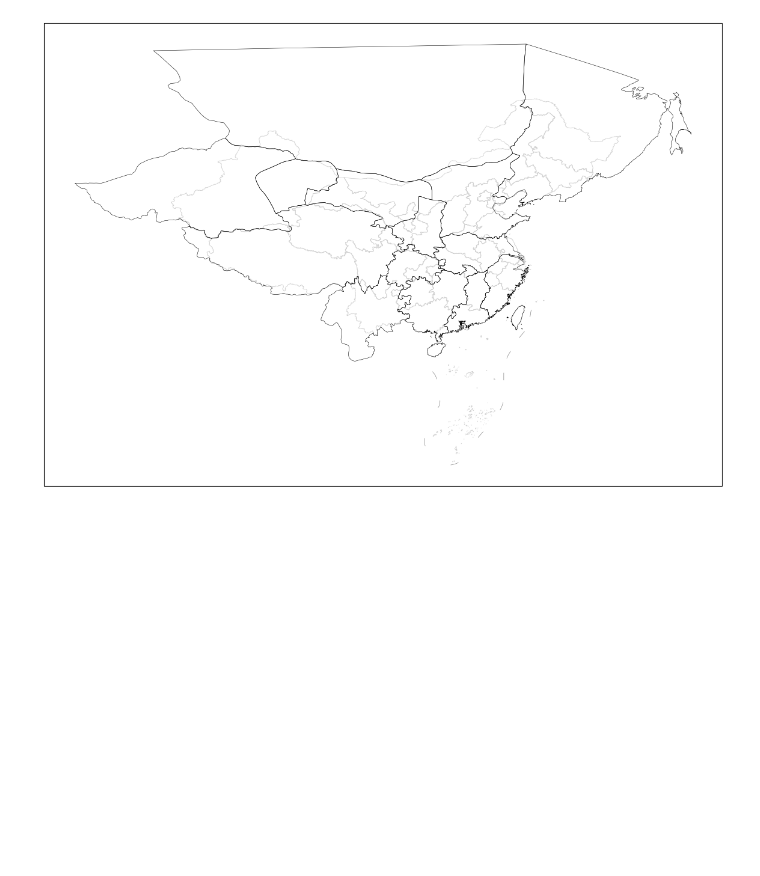
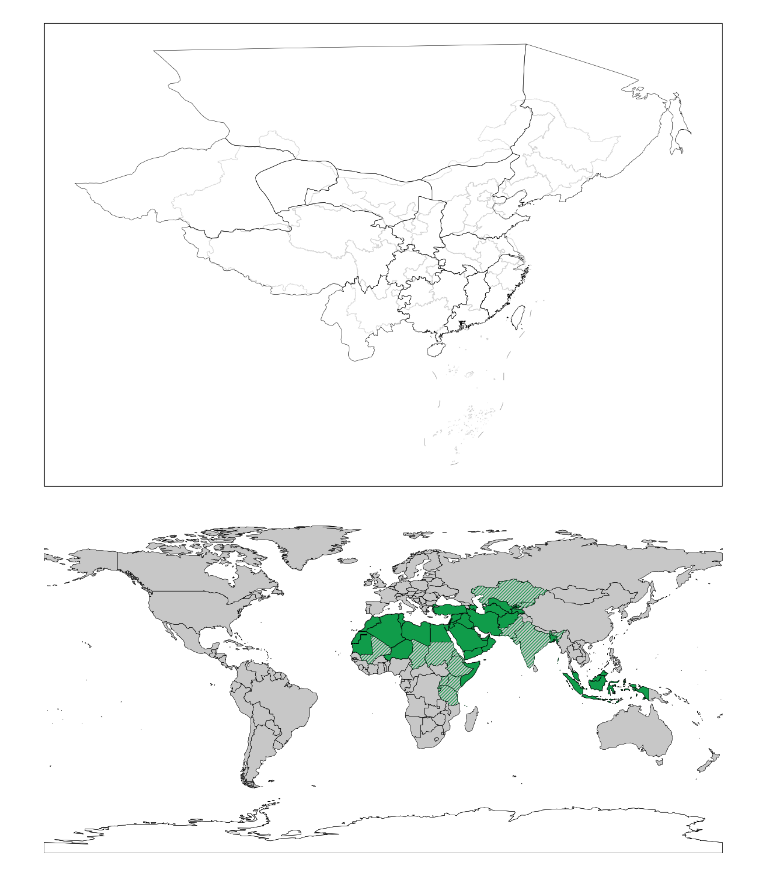
Before and after one commit to gestepoa/pythonmap, a Jupyter notebook: map_testing.ipynb, the cells around one changed output. Saved outputs shown, nothing was run; the diff lists cells and outputs as text; code cells hidden in the pictures; blank space fills up the shorter version.

```diff
--- a/map_testing.ipynb
+++ b/map_testing.ipynb
@@ -660,3 +660,71 @@ plt.savefig('yuan1330.png', dpi=1200, bbox_inches='tight')
 plt.show()
 # %% [output]
 [figure]
+# %%
+# webGL项目底图制作
+
+import geopandas as gpd
+import matplotlib.pyplot as plt
+import cartopy.crs as ccrs
+import cartopy.feature as cfeature
+
+
+plt.rcParams['font.sans-serif'] = ['SimHei','Times New Roman']
+plt.rcParams['axes.unicode_minus'] = False
+
+def loopFillColor(ax, world, countryList, color, alpha):
+    for country in countryList:
+        country_data = world[world['name'] == country]
+        if not country_data.empty:
+            country_data.plot(ax=ax, color=color, edgecolor='k', linewidth=0.4, alpha=alpha, zorder=2, transform=ccrs.PlateCarree())
+
+
+world = gpd.read_file('./worldmap4/world_latest.geojson')
+world = world.to_crs(ccrs.PlateCarree())
+border = gpd.read_file('./line/worldmap8859/未定国界.geojson')
+border = border.to_crs(ccrs.PlateCarree())
+Kashmir = gpd.read_file('./line/worldmap8859/克什米尔_面.geojson')
+Kashmir = Kashmir.to_crs(ccrs.PlateCarree())
+PILine1 = gpd.read_file('./line/worldmap8859/印巴停火线part1.geojson')
+PILine1 = PILine1.to_crs(ccrs.PlateCarree())
+
+fig, ax = plt.subplots(1, 1, figsize=(15, 10), subplot_kw={'projection': ccrs.PlateCarree(central_longitude=0)})
+ax.add_feature(cfeature.OCEAN, color="#ffffff")
+world.plot(ax=ax, color="#C7C7C7", edgecolor='k', linewidth=0.3, zorder=2, transform=ccrs.PlateCarree())
+
+countries_to_fill4 = ['摩洛哥', '西撒哈拉', '阿尔及利亚', '突尼斯', '利比亚', '埃及', '索马里',
+                      '土耳其', '黎巴嫩', '叙利亚', '约旦', '以色列', '巴勒斯坦', '约旦', '伊拉克', '沙特阿拉伯', '也门', '科威特',
+                      '阿曼', '阿联酋', '卡塔尔', '巴林', '伊朗', '阿塞拜疆', '土库曼斯坦', '乌兹别克斯坦', '文莱',
+                      '塔吉克斯坦', '阿富汗', '印度尼西亚', '马来西亚', '马尔代夫', '尼日尔', '毛里塔尼亚', '孟加拉国']
+loopFillColor(ax, world, countries_to_fill4, "#109c4a", 1)
+
+countries_to_fill5 = ['南极洲']
+loopFillColor(ax, world, countries_to_fill5, "#FFFFFF", 1)
+
+mix = world[world['name'].isin(['巴基斯坦', '印度', '哈萨克斯坦', '马里', '埃塞俄比亚', '厄立特里亚', '吉布提','肯尼亚', '坦桑尼亚',
+                                '卢旺达', '布隆迪', '乌干达', '新加坡', '科摩罗', '吉尔吉斯斯坦', '乍得', '苏丹'])]
+if not mix.empty:
+    mix.plot(
+        ax=ax,
+        facecolor='#C7C7C7',
+        edgecolor="#109c4a",
+        linewidth=0.4,
+        hatch='//////',
+        alpha=1,
+        zorder=2,
+        transform=ccrs.PlateCarree()
+    )
+world.plot(ax=ax, color="none", edgecolor='k', linewidth=0.3, zorder=2, transform=ccrs.PlateCarree())
+
+border.plot(ax=ax, color='#C1C1C1', edgecolor='#C1C1C1', linewidth=0.2, zorder=2, transform=ccrs.PlateCarree())
+Kashmir.plot(ax=ax, color='#C7C7C7', edgecolor='k', linewidth=0.3, linestyle='-', zorder=2, transform=ccrs.PlateCarree())
+PILine1.plot(ax=ax, color='k', edgecolor='k', linewidth=0.3, linestyle='--', zorder=2, transform=ccrs.PlateCarree())
+
+
+# ax.tick_params(axis='both', which='both', length=0, labelsize=0)
+# plt.savefig('output3.png', dpi=1200, bbox_inches='tight')
+ax.set_axis_off()
+plt.savefig('output3.png', dpi=1200, bbox_inches='tight', pad_inches=0, transparent=True)
+plt.show()
+# %% [output]
+[figure, added]
```
Also changed, not shown: 20 other files.
